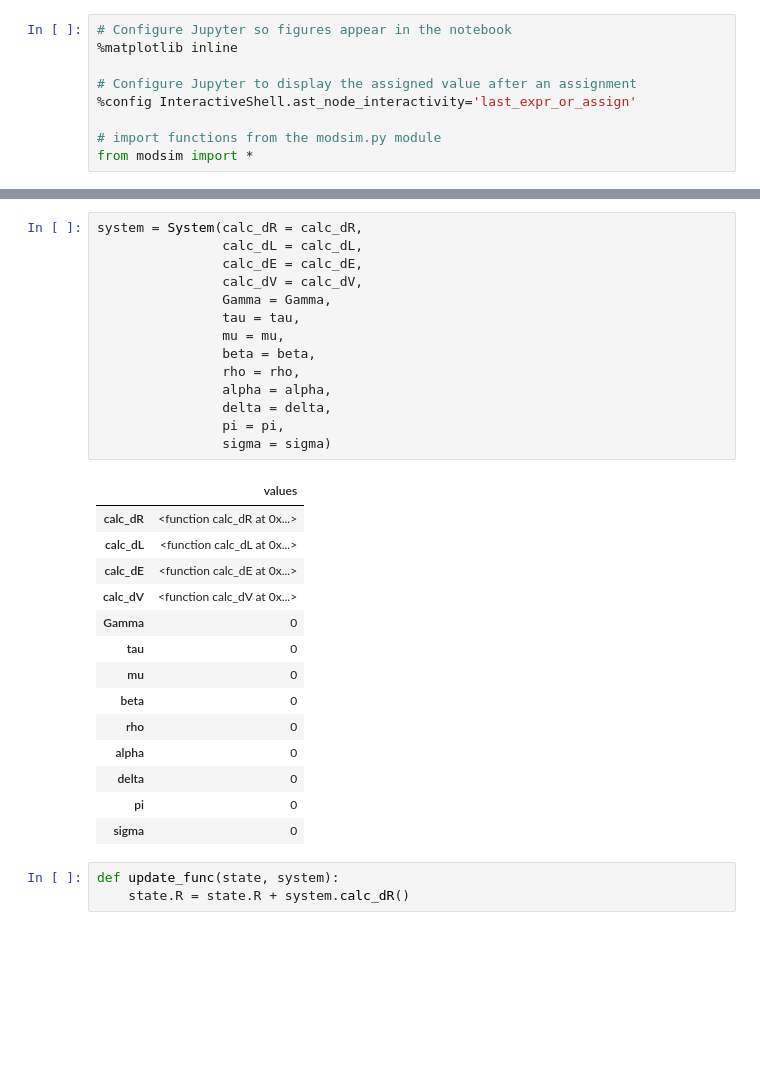
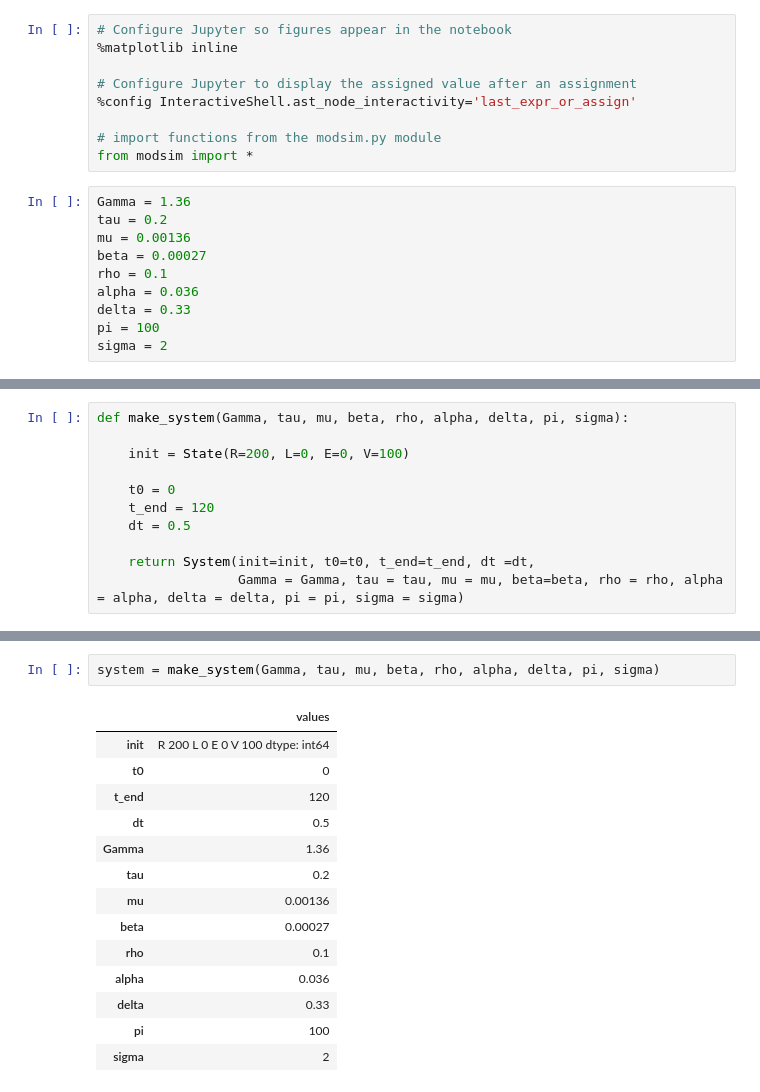
Before and after one commit to ator1/ModSimPy, a Jupyter notebook: code/hiv_model.ipynb, the cells around one changed output, grey strips where cells are left out. Cells and saved outputs as stored; diff of their text form; blank space fills up the shorter version.

```diff
--- a/code/hiv_model.ipynb
+++ b/code/hiv_model.ipynb
@@ -11,3 +11,13 @@ Annie Tor
 
 # import functions from the modsim.py module
 from modsim import *
+# %%
+Gamma = 1.36
+tau = 0.2
+mu = 0.00136
+beta = 0.00027
+rho = 0.1
+alpha = 0.036
+delta = 0.33
+pi = 100
+sigma = 2
@@ -14 +26,12 @@ from modsim import *
+# %%
+def make_system(Gamma, tau, mu, beta, rho, alpha, delta, pi, sigma):
+
+    init = State(R=200, L=0, E=0, V=100)
+
+    t0 = 0
+    t_end = 120
+    dt = 0.5
+
+    return System(init=init, t0=t0, t_end=t_end, dt =dt,
+                  Gamma = Gamma, tau = tau, mu = mu, beta=beta, rho = rho, alpha = alpha, delta = delta, pi = pi, sigma = sigma)
 # %%
@@ -55,32 +54,17 @@ state = State(R = R,
 # %%
-system = System(calc_dR = calc_dR,
-                calc_dL = calc_dL,
-                calc_dE = calc_dE,
-                calc_dV = calc_dV,
-                Gamma = Gamma,
-                tau = tau,
-                mu = mu,
-                beta = beta,
-                rho = rho,
-                alpha = alpha,
-                delta = delta,
-                pi = pi,
-                sigma = sigma)
+system = make_system(Gamma, tau, mu, beta, rho, alpha, delta, pi, sigma)
 # %% [output]
 |  | values |
-| calc_dR | <function calc_dR at 0x...> |
-| calc_dL | <function calc_dL at 0x...> |
-| calc_dE | <function calc_dE at 0x...> |
-| calc_dV | <function calc_dV at 0x...> |
-| Gamma | 0 |
-| tau | 0 |
-| mu | 0 |
-| beta | 0 |
-| rho | 0 |
-| alpha | 0 |
-| delta | 0 |
-| pi | 0 |
-| sigma | 0 |
+| init | R 200 L 0 E 0 V 100 dtype: int64 |
+| t0 | 0 |
+| t_end | 120 |
+| dt | 0.5 |
+| Gamma | 1.36 |
+| tau | 0.2 |
+| mu | 0.00136 |
+| beta | 0.00027 |
+| rho | 0.1 |
+| alpha | 0.036 |
+| delta | 0.33 |
+| pi | 100 |
+| sigma | 2 |
-# %%
-def update_func(state, system):
-    state.R = state.R + system.calc_dR()
```
Also changed, not shown: parts of 6 cells of this notebook.
